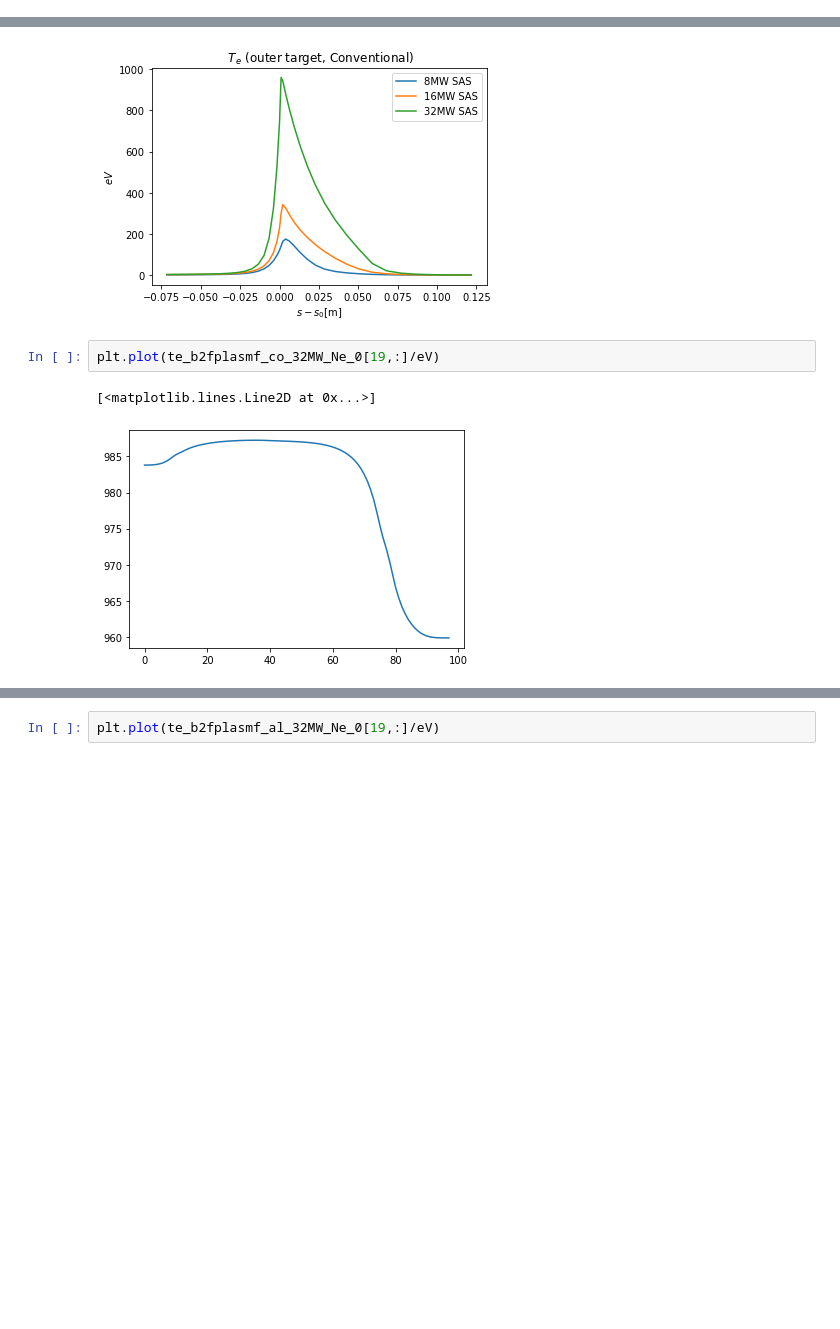
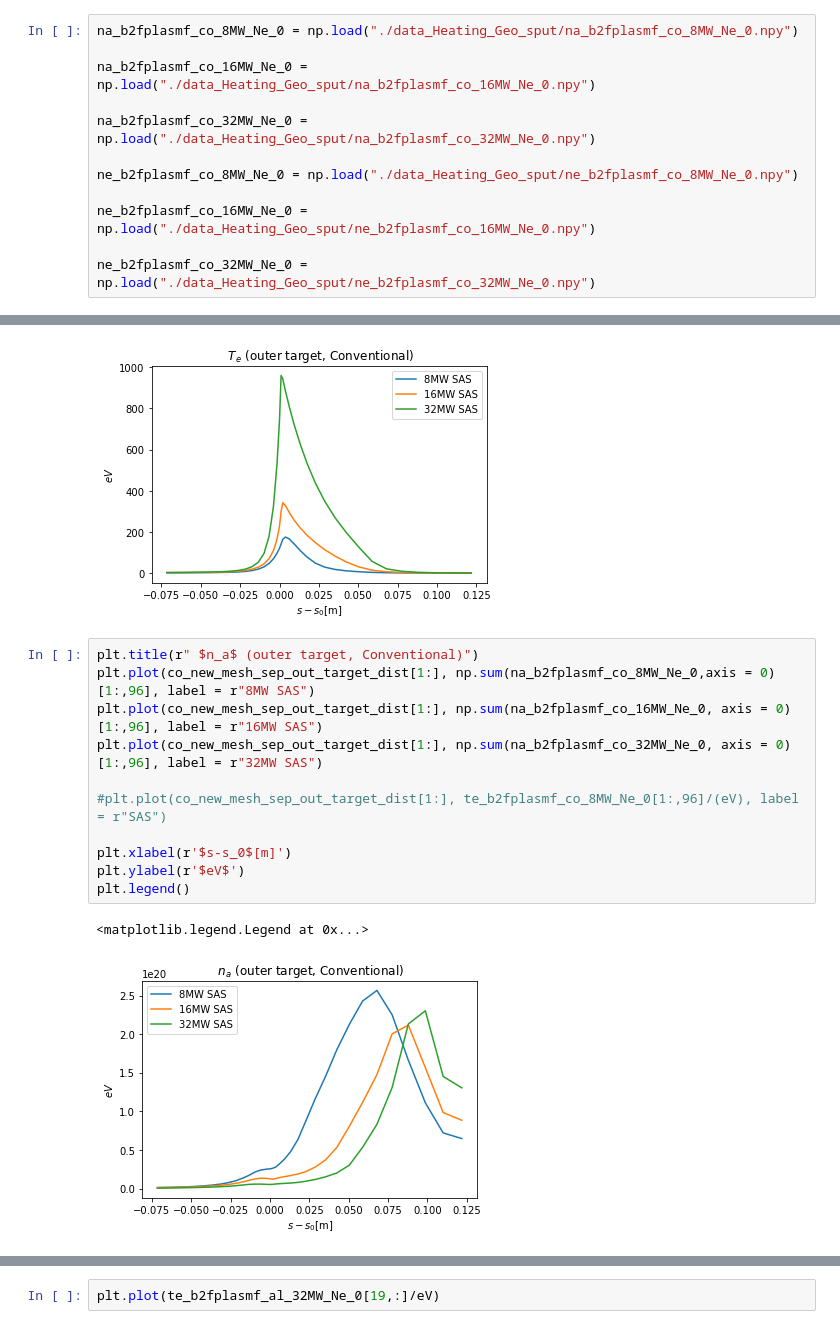
Before and after one commit to ChanYeongL/SOLPS-ITER_analysis, a Jupyter notebook: #new_analysis.ipynb, the cells around one changed output, grey strips where cells are left out. Saved outputs shown, nothing was run; the diff lists cells and outputs as text; blank space fills up the shorter version.

```diff
--- a/#new_analysis.ipynb
+++ b/#new_analysis.ipynb
@@ -390,6 +416,18 @@ te_b2fplasmf_co_8MW_Ne_0 = np.load("./data_Heating_Geo_sput/te_b2fplasmf_co_8MW_
 te_b2fplasmf_co_16MW_Ne_0 = np.load("./data_Heating_Geo_sput/te_b2fplasmf_co_16MW_Ne_0.npy")
 te_b2fplasmf_co_20MW_Ne_0 = np.load("./data_Heating_Geo_sput/te_b2fplasmf_co_20MW_Ne_0.npy")
 te_b2fplasmf_co_32MW_Ne_0 = np.load("./data_Heating_Geo_sput/te_b2fplasmf_co_32MW_Ne_0.npy")
+# %%
+na_b2fplasmf_co_8MW_Ne_0 = np.load("./data_Heating_Geo_sput/na_b2fplasmf_co_8MW_Ne_0.npy")
+
+na_b2fplasmf_co_16MW_Ne_0 = np.load("./data_Heating_Geo_sput/na_b2fplasmf_co_16MW_Ne_0.npy")
+
+na_b2fplasmf_co_32MW_Ne_0 = np.load("./data_Heating_Geo_sput/na_b2fplasmf_co_32MW_Ne_0.npy")
+
+ne_b2fplasmf_co_8MW_Ne_0 = np.load("./data_Heating_Geo_sput/ne_b2fplasmf_co_8MW_Ne_0.npy")
+
+ne_b2fplasmf_co_16MW_Ne_0 = np.load("./data_Heating_Geo_sput/ne_b2fplasmf_co_16MW_Ne_0.npy")
+
+ne_b2fplasmf_co_32MW_Ne_0 = np.load("./data_Heating_Geo_sput/ne_b2fplasmf_co_32MW_Ne_0.npy")
 # %% [markdown]
 <b><span style="color:white; font-size:150%">Physical Location Identification </span></b>
 # %%
@@ -451,8 +491,17 @@ plt.legend()
 plt.show()
 # %% [output]
 [figure]
-# %%
-plt.plot(te_b2fplasmf_co_32MW_Ne_0[19,:]/eV)
-# %% [output]
-[<matplotlib.lines.Line2D at 0x...>]
-[figure, removed]
+# %%
+plt.title(r" $n_a$ (outer target, Conventional)")
+plt.plot(co_new_mesh_sep_out_target_dist[1:], np.sum(na_b2fplasmf_co_8MW_Ne_0,axis = 0)[1:,96], label = r"8MW SAS")
+plt.plot(co_new_mesh_sep_out_target_dist[1:], np.sum(na_b2fplasmf_co_16MW_Ne_0, axis = 0)[1:,96], label = r"16MW SAS")
+plt.plot(co_new_mesh_sep_out_target_dist[1:], np.sum(na_b2fplasmf_co_32MW_Ne_0, axis = 0)[1:,96], label = r"32MW SAS")
+
+#plt.plot(co_new_mesh_sep_out_target_dist[1:], te_b2fplasmf_co_8MW_Ne_0[1:,96]/(eV), label = r"SAS")
+
+plt.xlabel(r'$s-s_0$[m]')
+plt.ylabel(r'$eV$')
+plt.legend()
+# %% [output]
+<matplotlib.legend.Legend at 0x...>
+[figure, added]
```
Also changed, not shown: parts of 12 cells of this notebook, 1 other file.
